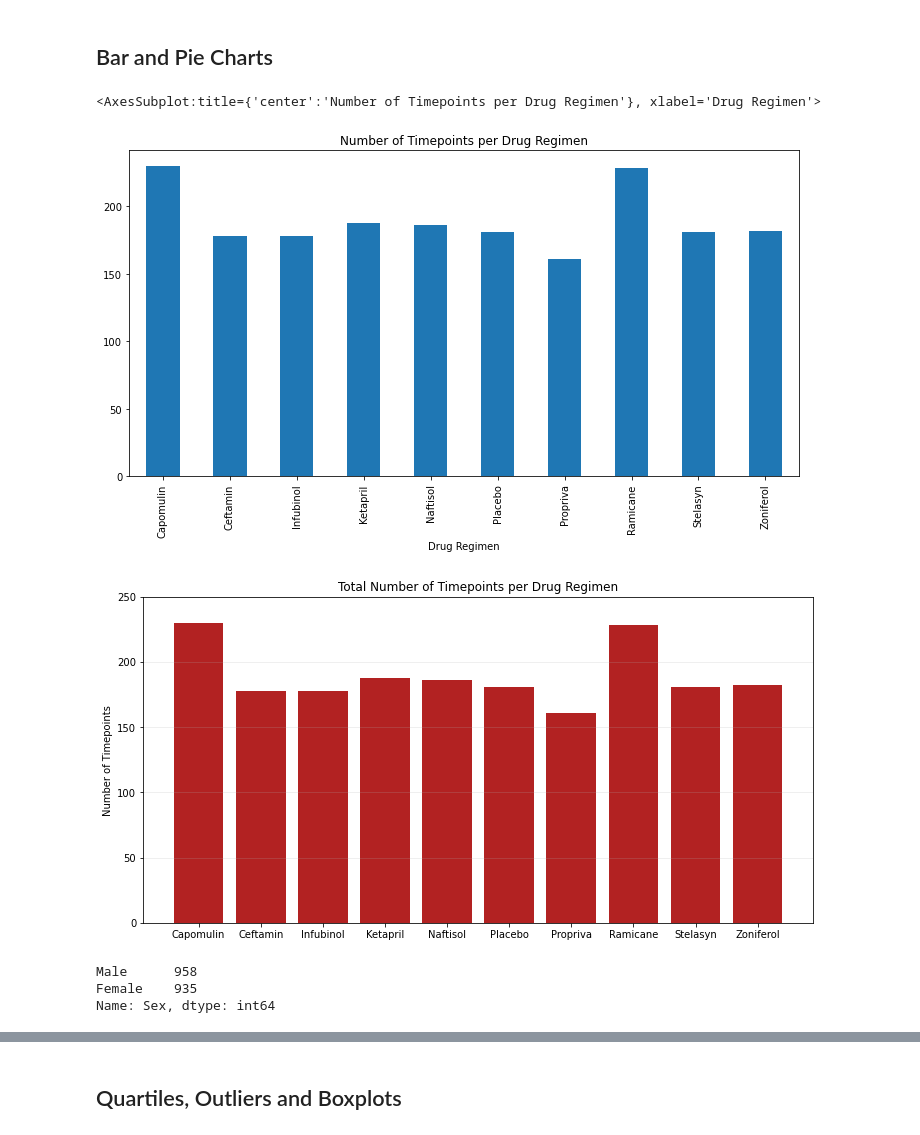
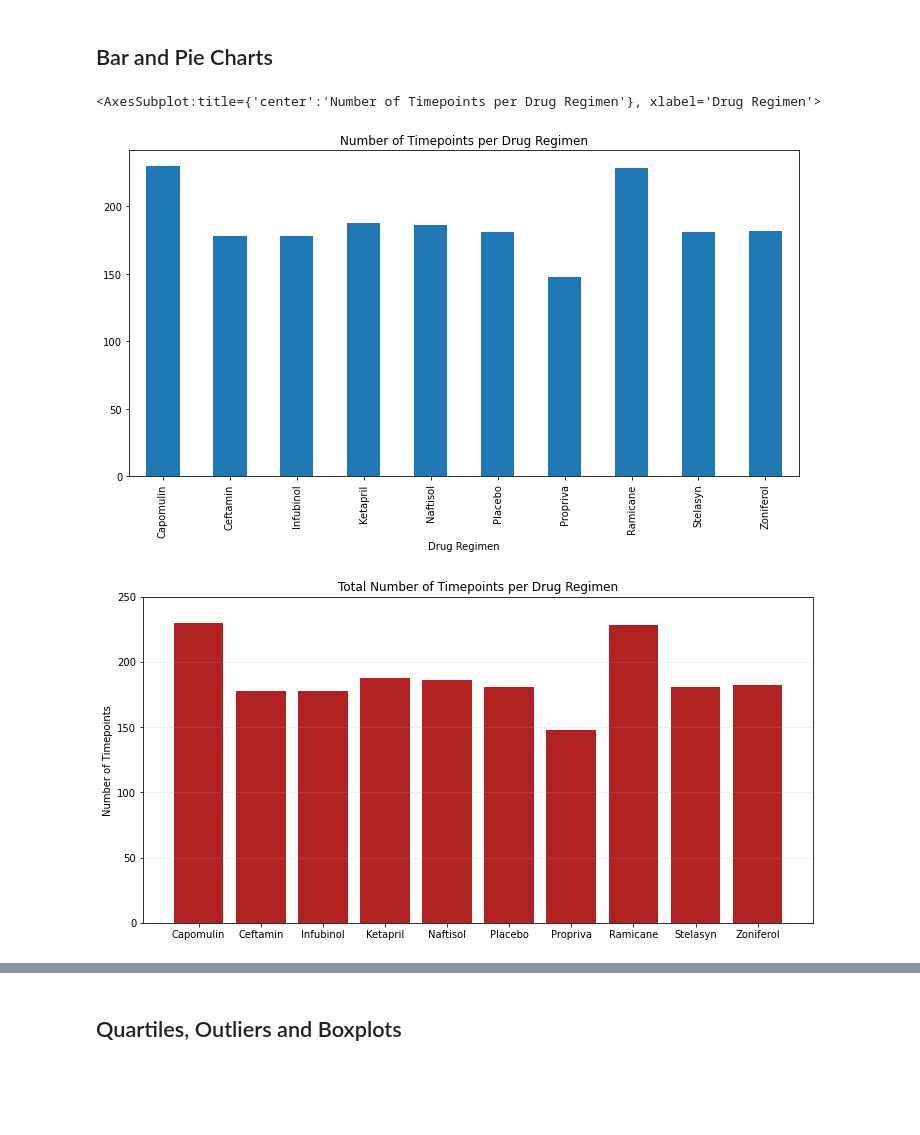
Before and after one commit to G6-2Flyy/Data_Sci_2022, a Jupyter notebook: 05-Matplotlib/Submission/pymaceuticals_Bell.ipynb, the cells around one changed output, grey strips where cells are left out. Cells and saved outputs as stored; diff of their text form; code cells hidden in the pictures; blank space fills up the shorter version.

```diff
--- a/05-Matplotlib/Submission/pymaceuticals_Bell.ipynb
+++ b/05-Matplotlib/Submission/pymaceuticals_Bell.ipynb
@@ -164,0 +182,4 @@ memory usage: 115.6+ KB
+# %%
+# Create a clean DataFrame by dropping the duplicate mouse by its ID.
+df2 = df1.loc[df1["Mouse ID"] != "g989"].reset_index(drop=True)
+df2.groupby(["Mouse ID", "Timepoint"]).size().sort_values(ascending=False)
@@ -247,35 +266,28 @@ df1.groupby('Drug Regimen')['Tumor Volume (mm3)'].agg(["mean", "median", "var",
 # Generate a bar plot showing the total number of timepoints for all mice tested for each drug regimen using Pandas.
 # %%
 fig = plt.figure(figsize=(12,6))
-df1.groupby('Drug Regimen')['Timepoint'].size().plot(kind='bar', title='Number of Timepoints per Drug Regimen')
+df2.groupby('Drug Regimen')['Timepoint'].size().plot(kind='bar', title='Number of Timepoints per Drug Regimen')
 # %% [output]
 <AxesSubplot:title={'center':'Number of Timepoints per Drug Regimen'}, xlabel='Drug Regimen'>
-[figure, old version]
+[figure, new version]
 # %%
 # Generate a bar plot showing the total number of timepoints for all mice tested for each drug regimen using pyplot.
 
 # step 1, get the data
-s1 = df1.groupby('Drug Regimen')['Timepoint'].size()
+s1 = df2.groupby('Drug Regimen')['Timepoint'].size()
 # step 2, init the plot
 fig = plt.figure(figsize=(12,6))
 plt.bar(s1.index, s1.values, color="firebrick")
 
 # step 3, customization
 plt.title("Total Number of Timepoints per Drug Regimen")
 plt.ylabel("Number of Timepoints")
 plt.grid(axis="y", alpha=0.25)
 
 # Set the y limits of the current chart
 plt.ylim(0, 250)
 
 # step 4, saving/showing
 plt.show()
 # %% [output]
-[figure, old version]
+[figure, new version]
-# %%
-summ = df1["Sex"].value_counts()
-summ
-# %% [output]
-Male      958
-Female    935
-Name: Sex, dtype: int64
```
Also changed, not shown: parts of 37 cells of this notebook, 2 other files.
